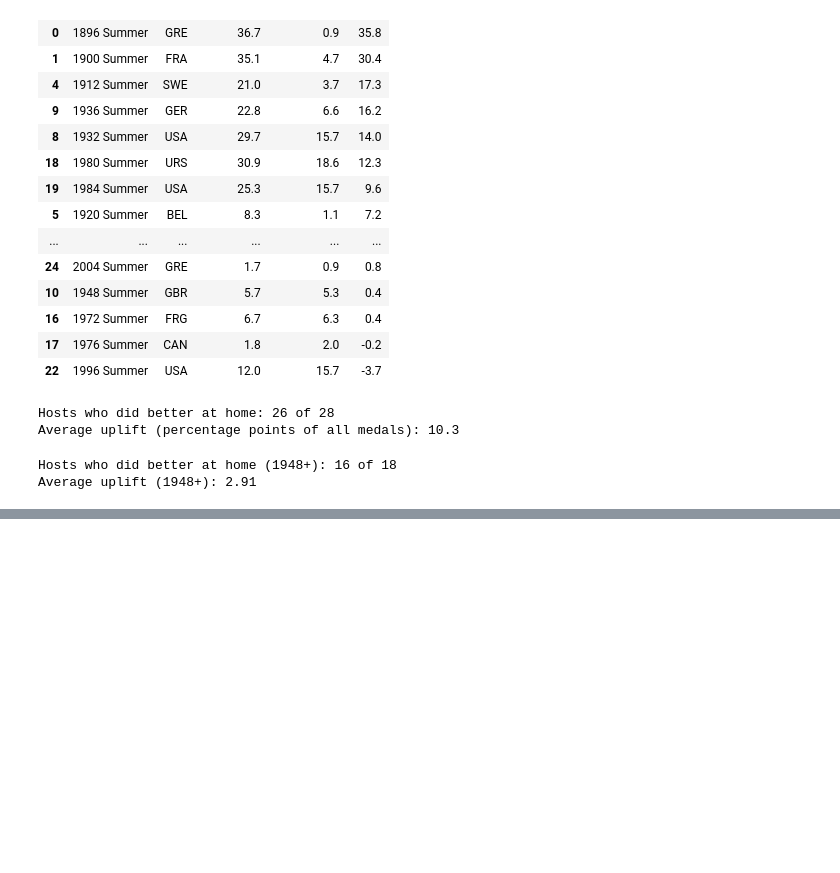
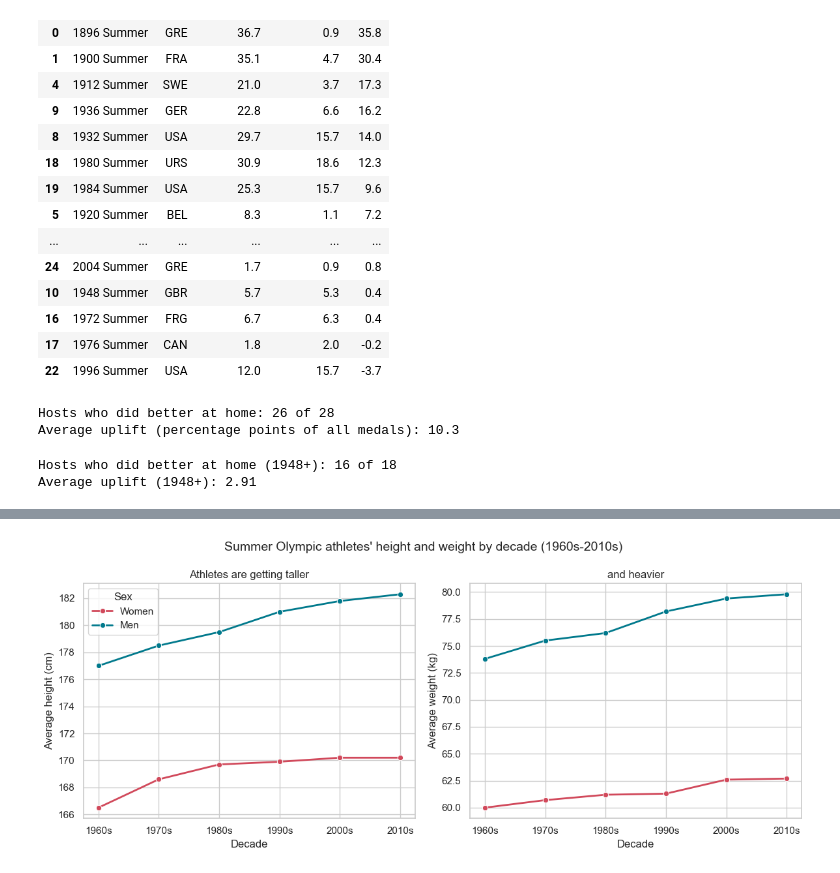
Before and after one commit to saifahmad03/pandas_project, a Jupyter notebook: notebooks/olympics_analysis.ipynb, the cells around one changed output, grey strips where cells are left out. Cells and saved outputs as stored; diff of their text form; code cells hidden in the pictures; blank space fills up the shorter version.

```diff
--- a/notebooks/olympics_analysis.ipynb
+++ b/notebooks/olympics_analysis.ipynb
@@ -593,0 +628,32 @@ Average uplift (1948+): 2.91
+# %%
+sns.set_theme(style="whitegrid")
+# %%
+
+t = trend.reset_index()
+t["Sex"] = t["Sex"].astype(str).map({"F": "Women", "M": "Men"})
+palette = {"Women": F_COLOUR, "Men": M_COLOUR}
+
+fig, axes = plt.subplots(1, 2, figsize=(12, 5))
+
+sns.lineplot(data=t, x="Decade", y="Height", hue="Sex", palette=palette,
+             marker="o", linewidth=2, ax=axes[0])
+sns.lineplot(data=t, x="Decade", y="Weight", hue="Sex", palette=palette,
+             marker="o", linewidth=2, legend=False, ax=axes[1])
+
+axes[0].set_title("Athletes are getting taller")
+axes[0].set_ylabel("Average height (cm)")
+axes[1].set_title("and heavier")
+axes[1].set_ylabel("Average weight (kg)")
+
+for ax in axes:
+    ax.set_xlabel("Decade")
+    ax.set_xticks(sorted(t["Decade"].unique()))
+    ax.set_xticklabels([f"{d}s" for d in sorted(t["Decade"].unique())])
+
+fig.suptitle("Summer Olympic athletes' height and weight by decade (1960s-2010s)", fontsize=14)
+
+plt.tight_layout()
+plt.savefig("../images/q2_physique_trend.png", dpi=150)
+plt.show()
+# %% [output]
+[figure, added]
```
Also changed, not shown: parts of 19 cells of this notebook, 6 other files.
